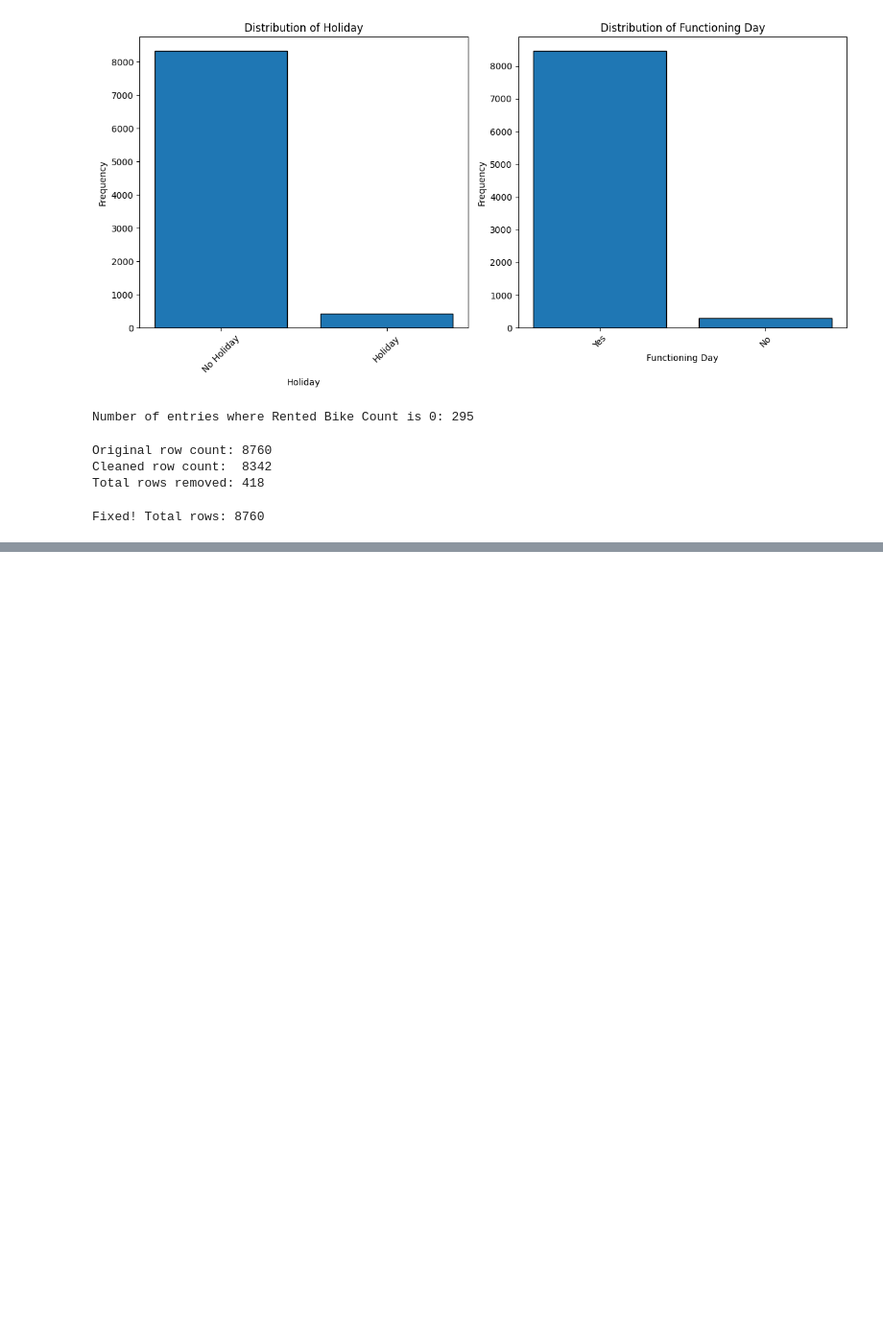
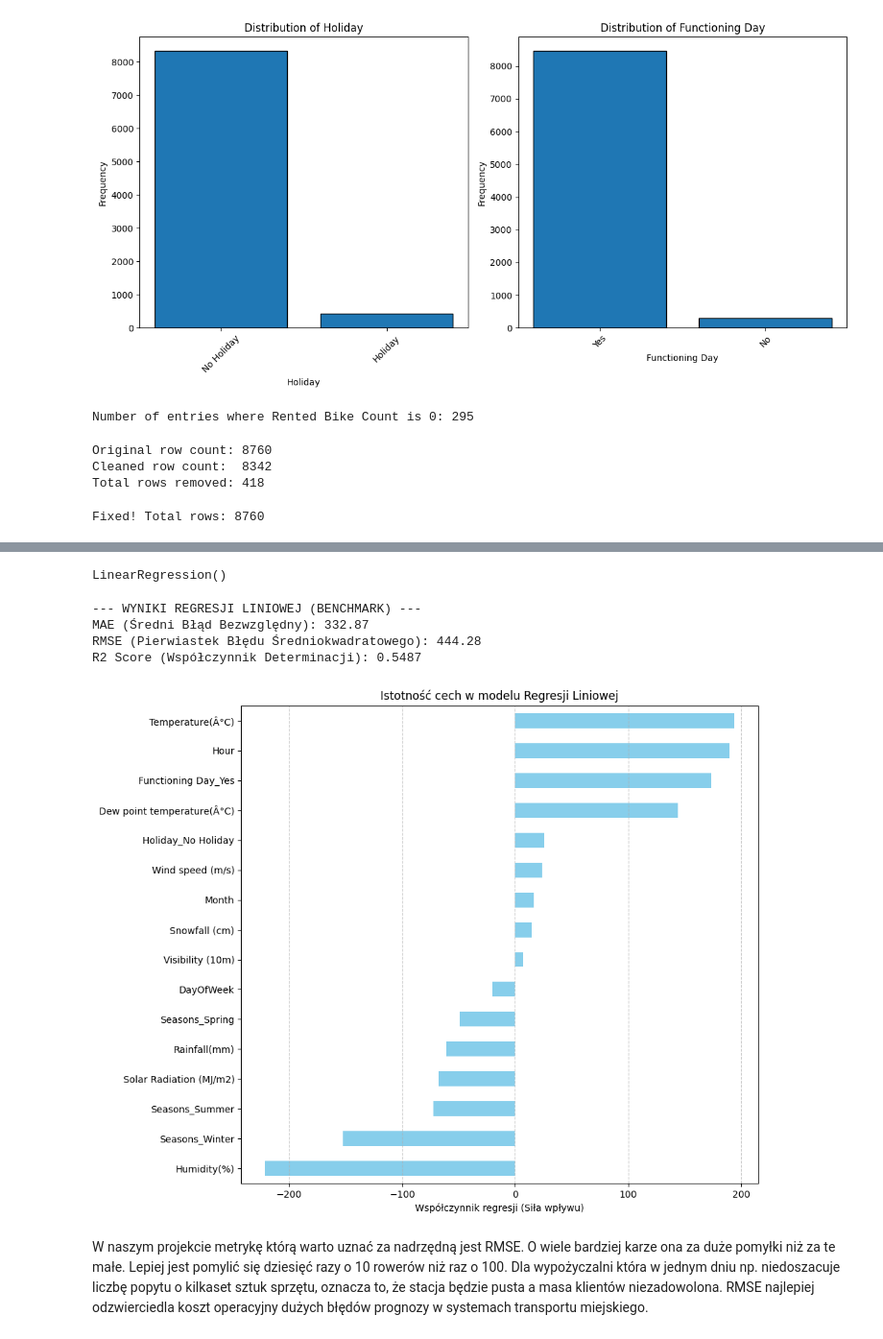
Before and after one commit to olix7898-design/ML-Projekt---Szarafin-Stepka-Szmygiel, a Jupyter notebook: preprocessing_bike_rental.ipynb, the cells around one changed output, grey strips where cells are left out. Shown at 96% size. Drawn from its saved outputs; the diff is of its cells as text; code cells hidden in the pictures; blank space fills up the shorter version.

```diff
--- a/preprocessing_bike_rental.ipynb
+++ b/preprocessing_bike_rental.ipynb
@@ -337,0 +374,49 @@ df_final[obj_cols] = df_final[obj_cols].ffill().bfill()
+# %%
+# Definicja X (cechy) i y (cel: liczba wynajętych rowerów)
+X = df_model.drop('Rented Bike Count', axis=1)
+y = df_model['Rented Bike Count']
+# %%
+# Podział na zbiór testowy i uczący (80/20)
+X_train, X_test, y_train, y_test = train_test_split(X, y, test_size=0.2, random_state=42)
+# %%
+# standaryzacja
+scaler = StandardScaler()
+X_train_scaled = scaler.fit_transform(X_train)
+X_test_scaled = scaler.transform(X_test)
+# %%
+# model podstawowy - benchmark - regresja liniowa
+lr_model = LinearRegression()
+lr_model.fit(X_train_scaled, y_train)
+# %% [output]
+LinearRegression()
+# %%
+# Predykcja i ocena modelu
+y_pred = lr_model.predict(X_test_scaled)
+
+mae = mean_absolute_error(y_test, y_pred)
+rmse = np.sqrt(mean_squared_error(y_test, y_pred))
+r2 = r2_score(y_test, y_pred)
+
+print("--- WYNIKI REGRESJI LINIOWEJ (BENCHMARK) ---")
+print(f"MAE (Średni Błąd Bezwzględny): {mae:.2f}")
+print(f"RMSE (Pierwiastek Błędu Średniokwadratowego): {rmse:.2f}")
+print(f"R2 Score (Współczynnik Determinacji): {r2:.4f}")
+# %% [output]
+--- WYNIKI REGRESJI LINIOWEJ (BENCHMARK) ---
+MAE (Średni Błąd Bezwzględny): 332.87
+RMSE (Pierwiastek Błędu Średniokwadratowego): 444.28
+R2 Score (Współczynnik Determinacji): 0.5487
+# %%
+# Wizualizacja istotności cech
+plt.figure(figsize=(10, 8))
+importance = pd.Series(lr_model.coef_, index=X.columns).sort_values()
+importance.plot(kind='barh', color='skyblue')
+plt.title('Istotność cech w modelu Regresji Liniowej')
+plt.xlabel('Współczynnik regresji (Siła wpływu)')
+plt.grid(axis='x', linestyle='--', alpha=0.7)
+plt.tight_layout()
+plt.show()
+# %% [output]
+[figure, added]
+# %% [markdown]
+W naszym projekcie metrykę którą warto uznać za nadrzędną jest RMSE. O wiele bardziej karze ona za duże pomyłki niż za te małe. Lepiej jest pomylić się dziesięć razy o 10 rowerów niż raz o 100. Dla wypożyczalni która w jednym dniu np. niedoszacuje liczbę popytu o kilkaset sztuk sprzętu, oznacza to, że stacja będzie pusta a masa klientów niezadowolona. RMSE najlepiej odzwierciedla koszt operacyjny dużych błędów prognozy w systemach transportu miejskiego.
```
Also changed, not shown: parts of 13 cells of this notebook.
